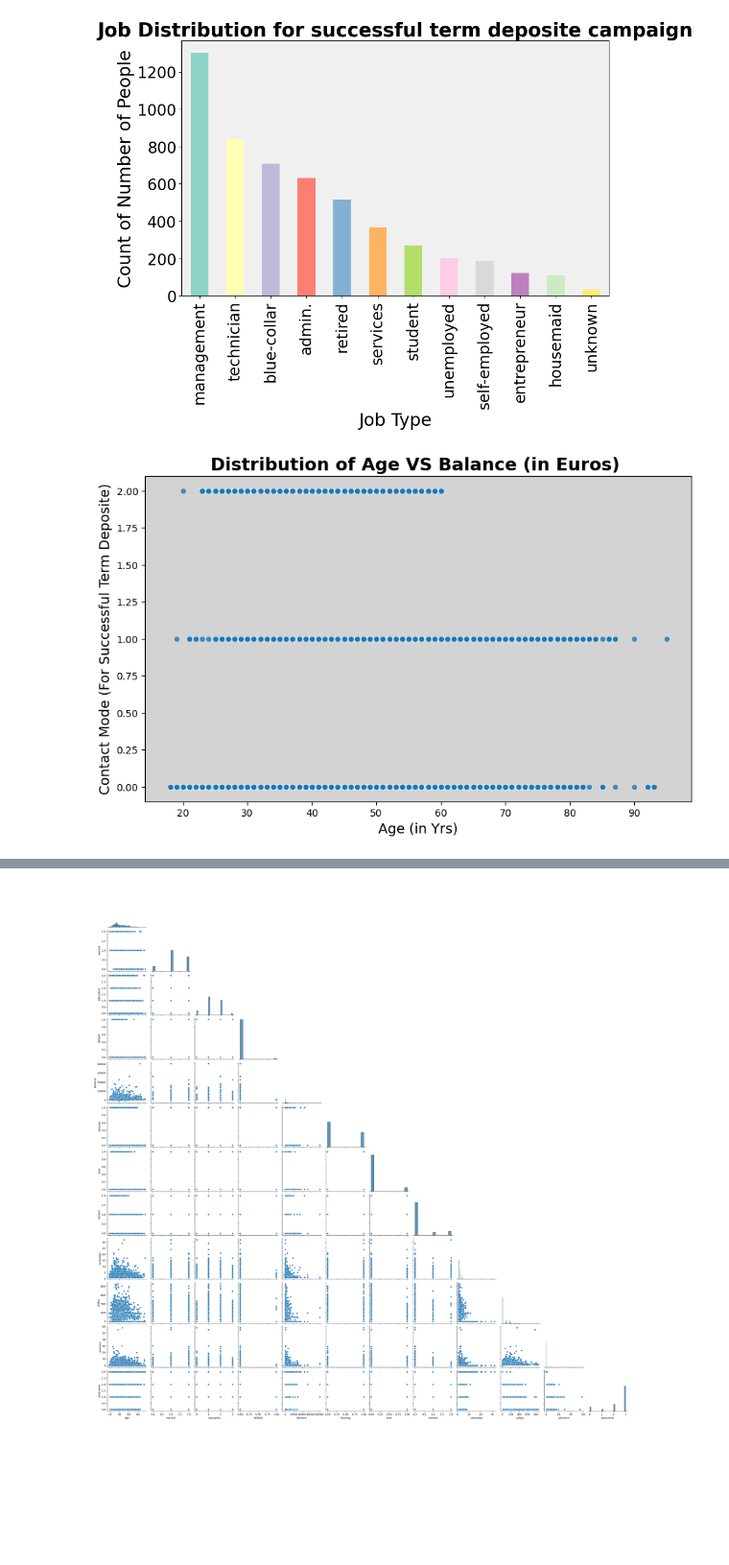
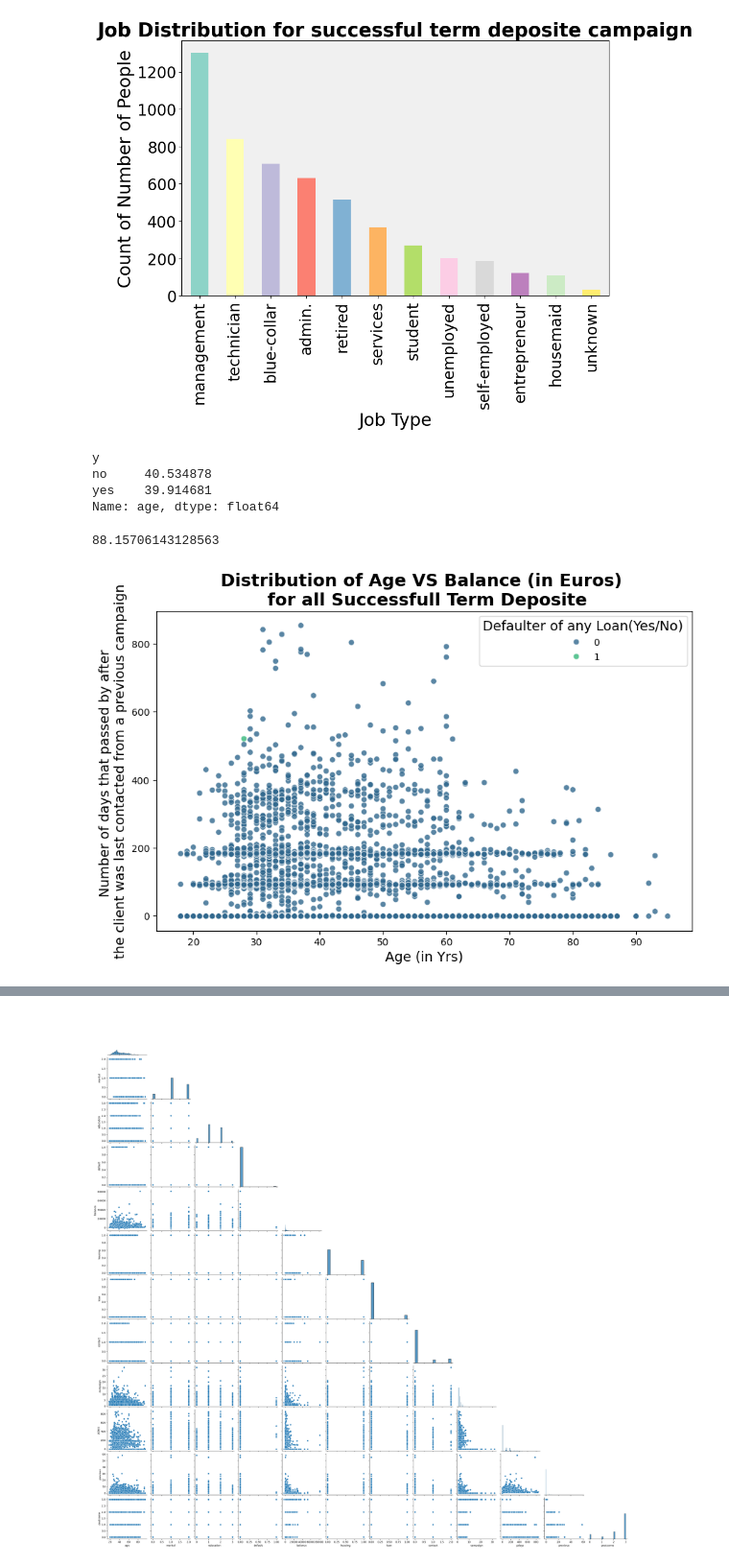
Before and after one commit to Foxtrot123-png/Applied-Data-Science-1--Clustering-and-Fitting-, a Jupyter notebook: Clustering_and_fitting.ipynb, the cells around one changed output, grey strips where cells are left out. Shown at 96% size. Cells and saved outputs as stored; diff of their text form; code cells hidden in the pictures; blank space fills up the shorter version.

```diff
--- a/Clustering_and_fitting.ipynb
+++ b/Clustering_and_fitting.ipynb
@@ -271,19 +290,17 @@ def plot_scatterplot(xaxis , yaxis , xlabel , ylabel , hue , palette , alpha , l
     - ylabel (str, optional) : The label for y-axis.
     - palette (str or list): Colors to use for different levels of the hue.
     - alpha (float): Transparency of the points, between 0(fully transparent) and 1(fully opaque).
-    - legend_title (str): Title for the legend.
-    - location_of_title (str): Position of the title. Can be 'center', 'left', or 'right'.
     - fontsize (int, optional) : Fontsize of the legend (Default is 14)
 
     Returns:
     - None: The function will display a Box Plot
     """
     fig, ax = plt.subplots(figsize = (10, 6))
-    ax.set_facecolor('lightgrey')
-    sns.scatterplot(data = data , x = xaxis , y = yaxis  , palette = palette , alpha=alpha)
-    #legend = ax.legend(title = legend_title , loc = location_of_title , fontsize = fontsize)
-    #legend.get_title().set_fontsize(14)
+    ax.set_facecolor('white')
+    sns.scatterplot(data = data , x = xaxis , y = yaxis  ,hue=hue, palette = palette , alpha=alpha)
     ax.set_title(title , fontsize = 18 , fontweight ='bold')
+    legend = ax.legend(title = legend_title , loc = location_of_title , fontsize = fontsize)
+    legend.get_title().set_fontsize(14)
     ax.tick_params(axis = 'x' , labelsize = 10)
     ax.tick_params(axis = 'y' , labelsize = 10)
     ax.set_xlabel(xlabel , fontsize=14)
@@ -304,6 +321,20 @@ def one_silhouette(n, xy):
     labels = kmeans.labels_
     score = silhouette_score(xy, labels)
     return score
+
+#Function to plot Elbow Method
+def plot_elbow_method(min_k, max_k, wcss, best_n):
+    """
+    Plots the elbow method between min_k and max_k
+    """
+    fig, ax = plt.subplots(dpi=144)
+    ax.plot(range(min_k, max_k + 1), wcss, 'kx-')
+    ax.scatter(best_n, wcss[best_n-min_k], marker='o', color='red', facecolors='none', s=50)
+    ax.set_xlabel('k')
+    ax.set_xlim(min_k, max_k)
+    ax.set_ylabel('WCSS')
+    plt.show()
+    return
 # %%
 
 
@@ -317,7 +348,20 @@ plot_barplot(data[data['y']=='yes'] , 'job' , 'Job Distribution for successful t
 [figure]
 # %%
 data = data[data['y']=='yes']
+# %%
+data[data['job']=='management'].groupby('y')['age'].mean()
+# %% [output]
+y
+no     40.534878
+yes    39.914681
+Name: age, dtype: float64
+# %%
+self=data[data['job']=='self-employed'].groupby('y')['job'].count()
+per_no=self.values[:1]/(self.values[:1]+self.values[:2])
+per_no[1]*100
+# %% [output]
+88.15706143128563
 # %%
-plot_scatterplot('age' , 'contact' , 'Age (in Yrs)' , 'Contact Mode (For Successful Term Deposite)' , 'poutcome' , 'viridis' , 0.8 , 'Term Deposited(Yes/No)' , 'upper right' , 'Distribution of Age VS Balance (in Euros) ' , fontsize = 10)
+plot_scatterplot('age' , 'pdays' , 'Age (in Yrs)' , 'Number of days that passed by after \nthe client was last contacted from a previous campaign' , 'default' , 'viridis' , 0.8 , 'Defaulter of any Loan(Yes/No)' , 'upper right' , 'Distribution of Age VS Balance (in Euros) \n for all Successfull Term Deposite' , fontsize = 10)
 # %% [output]
-[figure, old version]
+[figure, new version]
```
Also changed, not shown: parts of 12 cells of this notebook, 2 other files.
